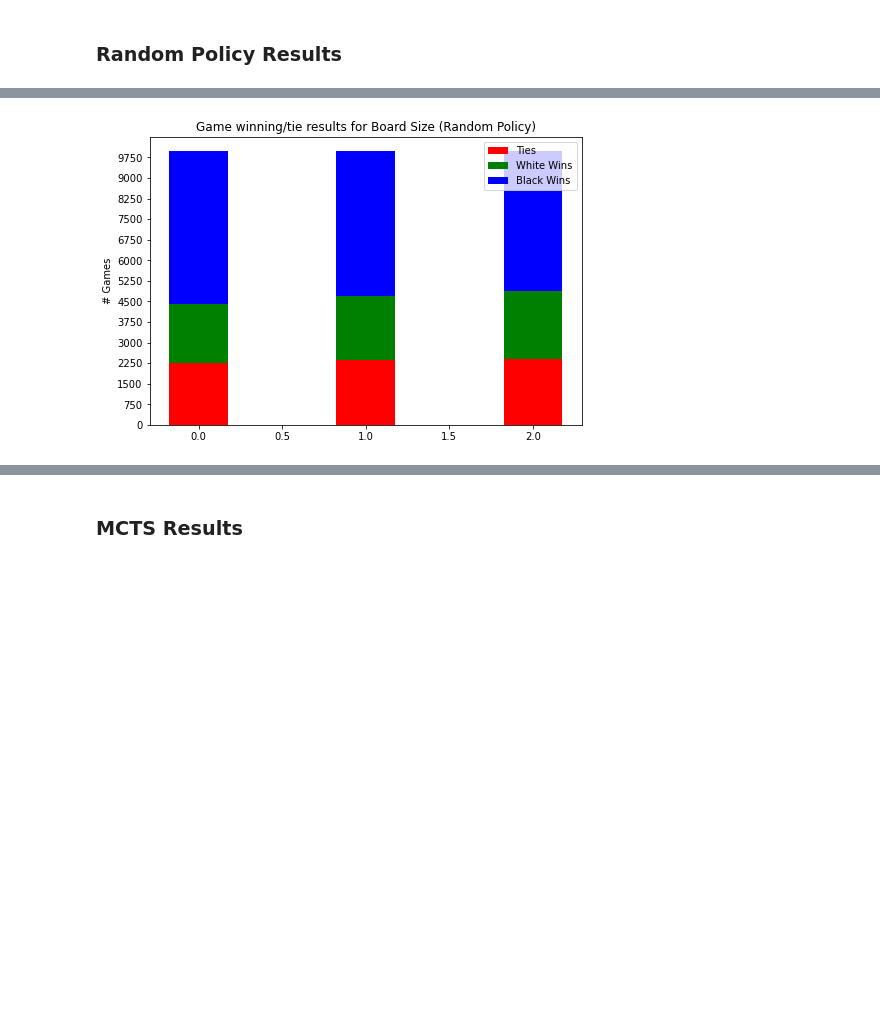
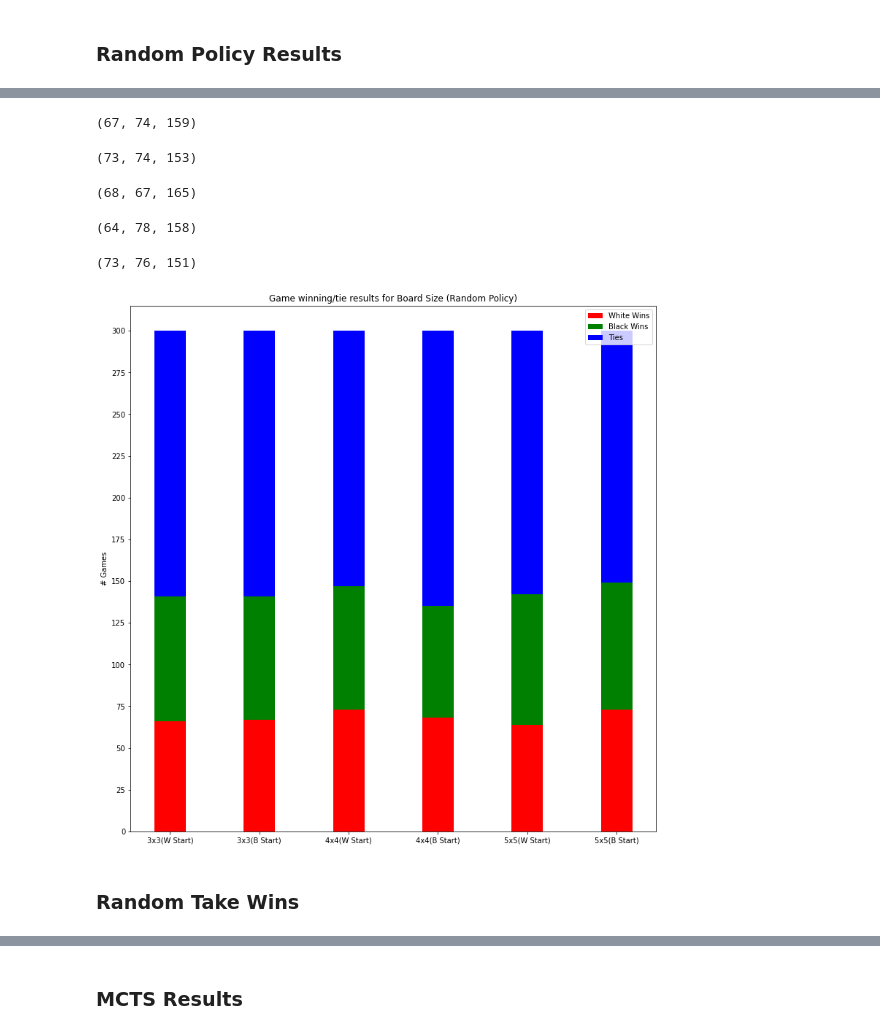
Before and after one commit to pablokvitca/tak-player-project, a Jupyter notebook: Results Analysis.ipynb, the cells around one changed output, grey strips where cells are left out. Cells and saved outputs as stored; diff of their text form; code cells hidden in the pictures; blank space fills up the shorter version.

Commit message:
final results and plots

```diff
--- a/Results Analysis.ipynb
+++ b/Results Analysis.ipynb
@@ -90,29 +198,71 @@ b3_ties = 10000 - b3_white_wins - b3_black_wins
+# %%
+b3_white_wins_startB = sum(df_random_eff_runs_b3_black["reward_for_white_player"] > 0)
+b3_black_wins_startB = sum(df_random_eff_runs_b3_black["reward_for_black_player"] > 0)
+b3_ties_startB = 300 - b3_white_wins_startB - b3_black_wins_startB
+b3_white_wins_startB, b3_black_wins_startB, b3_ties_startB
+# %% [output]
+(67, 74, 159)
 # %%
-b4_white_wins = sum(df_random_eff_runs_b4["reward_for_white_player"] > 0)
-b4_black_wins = sum(df_random_eff_runs_b4["reward_for_black_player"] > 0)
-b4_ties = 10000 - b4_white_wins - b4_black_wins
+b4_white_wins_startW = sum(df_random_eff_runs_b4_white["reward_for_white_player"] > 0)
+b4_black_wins_startW = sum(df_random_eff_runs_b4_white["reward_for_black_player"] > 0)
+b4_ties_startW = 300 - b4_white_wins_startW - b4_black_wins_startW
+b4_white_wins_startW, b4_black_wins_startW, b4_ties_startW
+# %% [output]
+(73, 74, 153)
+# %%
+b4_white_wins_startB = sum(df_random_eff_runs_b4_black["reward_for_white_player"] > 0)
+b4_black_wins_startB = sum(df_random_eff_runs_b4_black["reward_for_black_player"] > 0)
+b4_ties_startB = 300 - b4_white_wins_startB - b4_black_wins_startB
+b4_white_wins_startB, b4_black_wins_startB, b4_ties_startB
+# %% [output]
+(68, 67, 165)
 # %%
-b5_white_wins = sum(df_random_eff_runs_b5["reward_for_white_player"] > 0)
-b5_black_wins = sum(df_random_eff_runs_b5["reward_for_black_player"] > 0)
-b5_ties = 10000 - b5_white_wins - b5_black_wins
+b5_white_wins_startW = sum(df_random_eff_runs_b5_white["reward_for_white_player"] > 0)
+b5_black_wins_startW = sum(df_random_eff_runs_b5_white["reward_for_black_player"] > 0)
+b5_ties_startW = 300 - b5_white_wins_startW - b5_black_wins_startW
+b5_white_wins_startW, b5_black_wins_startW, b5_ties_startW
+# %% [output]
+(64, 78, 158)
+# %%
+b5_white_wins_startB = sum(df_random_eff_runs_b5_black["reward_for_white_player"] > 0)
+b5_black_wins_startB = sum(df_random_eff_runs_b5_black["reward_for_black_player"] > 0)
+b5_ties_startB = 300 - b5_white_wins_startB - b5_black_wins_startB
+b5_white_wins_startB, b5_black_wins_startB, b5_ties_startB
+# %% [output]
+(73, 76, 151)
 # %%
-all_white_wins = np.array((b3_white_wins, b4_white_wins, b5_white_wins))
-all_black_wins = np.array((b3_black_wins, b4_black_wins, b5_black_wins))
-all_ties = np.array((b3_ties, b4_ties, b5_ties))
+all_white_wins = np.array((
+    b3_white_wins_startW, b3_white_wins_startB,
+    b4_white_wins_startW, b4_white_wins_startB,
+    b5_white_wins_startW, b5_white_wins_startB
+))
+all_black_wins = np.array((
+    b3_black_wins_startW, b3_black_wins_startB,
+    b4_black_wins_startW, b4_black_wins_startB,
+    b5_black_wins_startW, b5_black_wins_startB
+))
+all_ties = np.array((
+    b3_ties_startW, b3_ties_startB,
+    b4_ties_startW, b4_ties_startB,
+    b5_ties_startW, b5_ties_startB
+))
 # %%
 width = 0.35
-ind = np.arange(3)
-fig = plt.figure()
+ind = np.arange(6)
+fig = plt.figure(figsize=(10,10))
 ax = fig.add_axes([0,0,1,1])
-ax.bar(ind, all_white_wins, width, color='r')
-ax.bar(ind, all_black_wins, width, bottom=all_white_wins, color='g')
-ax.bar(ind, all_ties, width, bottom=all_white_wins+all_black_wins, color='b')
+ax.bar(ind, all_white_wins, width, color='r', label="White Wins")
+ax.bar(ind, all_black_wins, width, bottom=all_white_wins, color='g', label="Black Wins")
+ax.bar(ind, all_ties, width, bottom=all_white_wins+all_black_wins, color='b', label="Ties")
 ax.set_ylabel('# Games')
 ax.set_title('Game winning/tie results for Board Size (Random Policy)')
-# ax.set_xticks(ind, ('3x3', '4x4', '5x5'))
-ax.set_yticks(np.arange(0, 10001, 750))
-ax.legend(labels=['Ties', 'White Wins', 'Black Wins'])
+ax.set_xticks(ind)
+ax.set_xticklabels(['3x3(W Start)', '3x3(B Start)', '4x4(W Start)', '4x4(B Start)', '5x5(W Start)', '5x5(B Start)'])
+ax.set_yticks(np.arange(0, 325, 25))
+ax.legend()
 plt.savefig("plot_random_policy_game_results.png", bbox_inches='tight')
 plt.show()
 # %% [output]
-[figure, old version]
+[figure, new version]
+# %% [markdown]
+### Random Take Wins
```
Also changed, not shown: parts of 58 cells of this notebook, 29 other files.
